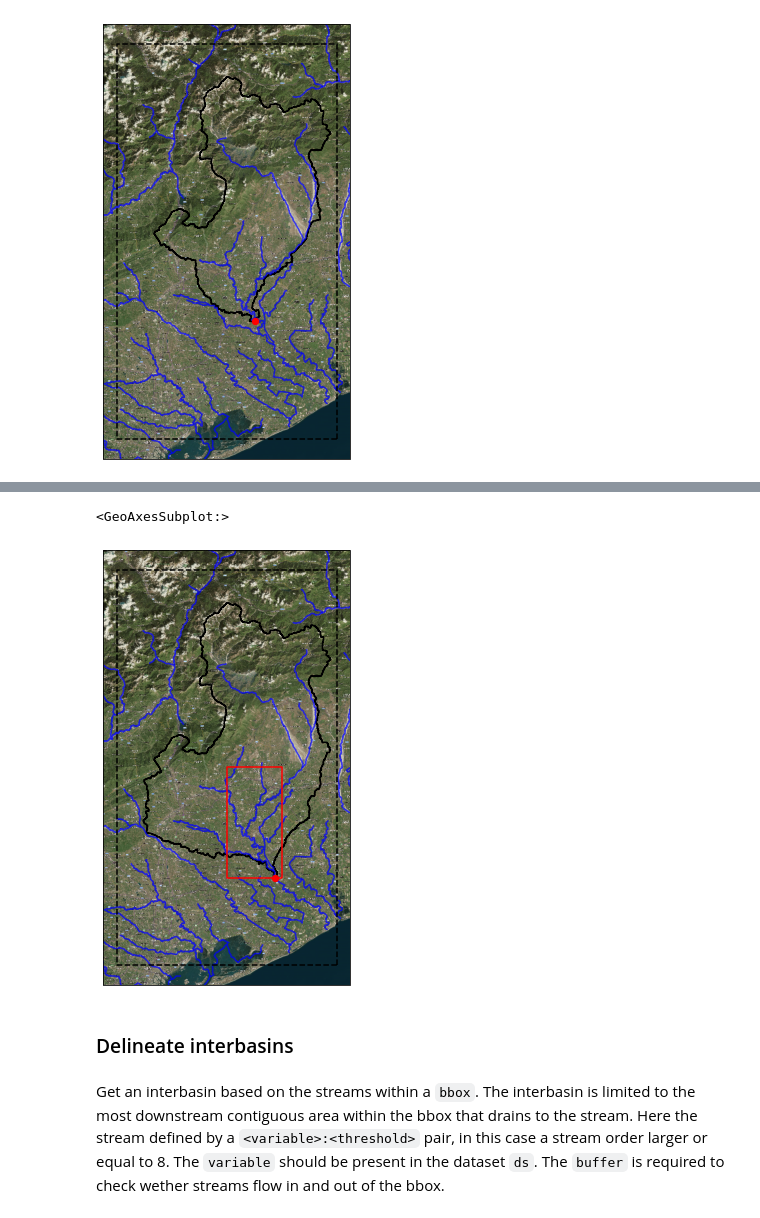
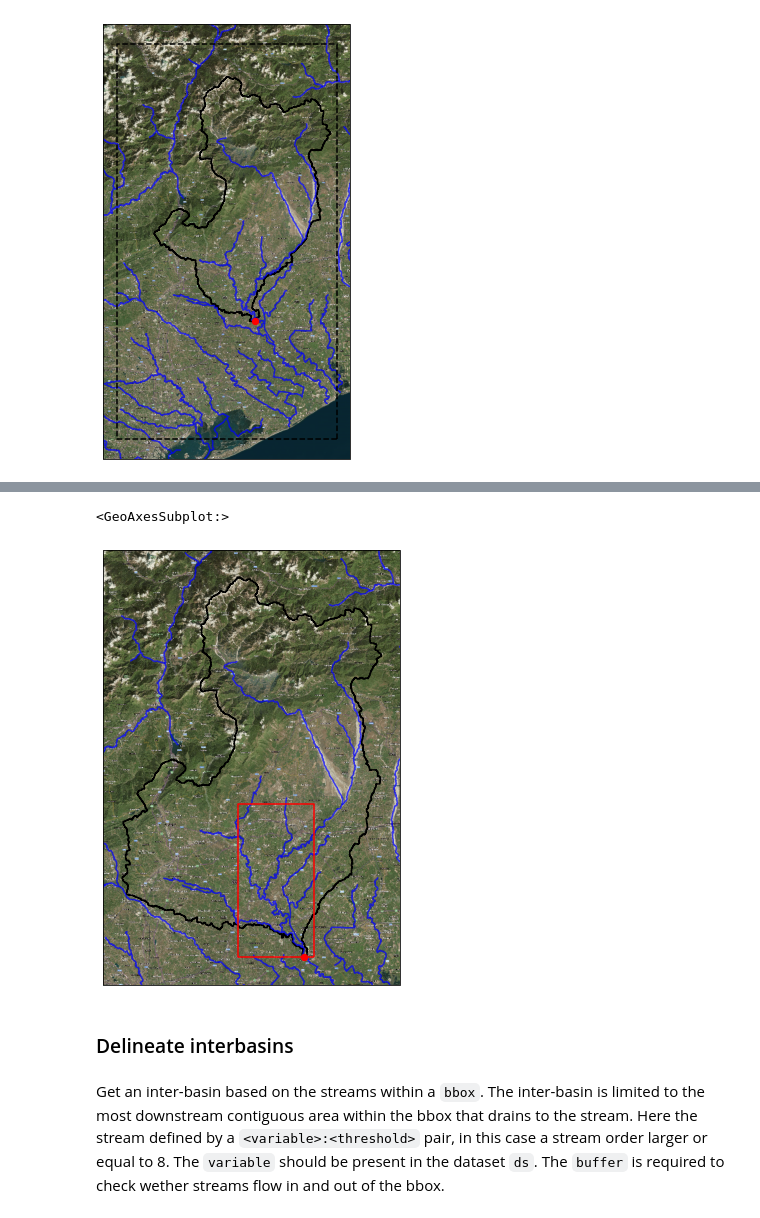
Before and after one commit to daanrooze/hydromt, a Jupyter notebook: dev/examples/examples/delineate_basin.ipynb, the cells around one changed output, grey strips where cells are left out. Drawn from its saved outputs; the diff is of its cells as text; code cells hidden in the pictures.

```diff
--- a/dev/examples/examples/delineate_basin.ipynb
+++ b/dev/examples/examples/delineate_basin.ipynb
@@ -144,13 +145,14 @@ Get a subbasin based on the location where the stream flows out of a `bbox`. Her
 # %%
-# {'subbasin': [xmin, ymin, xmax, ymax], <variable>: <threshold>, 'bounds': [xmin, ymin, xmax, ymax]}
+# CLI SYNTAX: {'subbasin': [xmin, ymin, xmax, ymax], <variable>: <threshold>}
+# e.g.: {'subbasin': [12.50, 45.72, 12.7, 46], 'strord': 8}
+
 bbox = [12.50, 45.72, 12.7, 46]
-gdf_bbox = gpd.GeoDataFrame(geometry=[box(*bbox)], crs=4326)
 gdf_bas, gdf_out = get_basin_geometry(
     ds,
     kind="subbasin",
     bbox=bbox,
     strord=8,
-    bounds=bounds,
+    basin_index=basin_index,
     logger=logger,
 )
 # %% [output]
@@ -158,20 +161,15 @@ gdf_bas, gdf_out = get_basin_geometry(
-# %%
-# plot results
-extent = gdf_bounds.buffer(0.05).total_bounds[[0, 2, 1, 3]]
-fig = plt.figure(figsize=(6, 8))
-ax = plt.subplot(projection=proj)
-ax.set_extent(extent, crs=proj)
-ax.add_image(cimgt.QuadtreeTiles(), 12)
-gdf_bas.boundary.plot(ax=ax, edgecolor="k")
-gdf_riv.plot(ax=ax, color="blue", alpha=0.7)
-gdf_out.plot(ax=ax, markersize=40, c="red", zorder=2)
-gdf_bbox.boundary.plot(ax=ax, edgecolor="r", ls="-")
-gdf_bounds.boundary.plot(ax=ax, edgecolor="k", ls="--")
-# %% [output]
-<GeoAxesSubplot:>
-[figure, removed]
+# %%
+# plot results
+gdf_bbox = gpd.GeoDataFrame(geometry=[box(*bbox)], crs=4326)
+extent = gdf_bas.buffer(0.05).total_bounds[[0, 2, 1, 3]]
+
+ax = plot(extent, gdf_bas, gdf_out)
+gdf_bbox.boundary.plot(ax=ax, edgecolor="r", ls="-")
+# %% [output]
+<GeoAxesSubplot:>
+[figure, added]
 # %% [markdown]
 ### Delineate interbasins
 # %% [markdown]
-Get an interbasin based on the streams within a `bbox`. The interbasin is limited to the most downstream contiguous area within the bbox that drains to the stream.  Here the stream defined by a `<variable>:<threshold>` pair, in this case a stream order larger or equal to 8. The `variable` should be present in the dataset `ds`. The `buffer` is required to check wether streams flow in and out of the bbox.
+Get an inter-basin based on the streams within a `bbox`. The inter-basin is limited to the most downstream contiguous area within the bbox that drains to the stream.  Here the stream defined by a `<variable>:<threshold>` pair, in this case a stream order larger or equal to 8. The `variable` should be present in the dataset `ds`. The `buffer` is required to check wether streams flow in and out of the bbox.
 # %%
```
Also changed, not shown: parts of 19 cells of this notebook, 19 other files.
